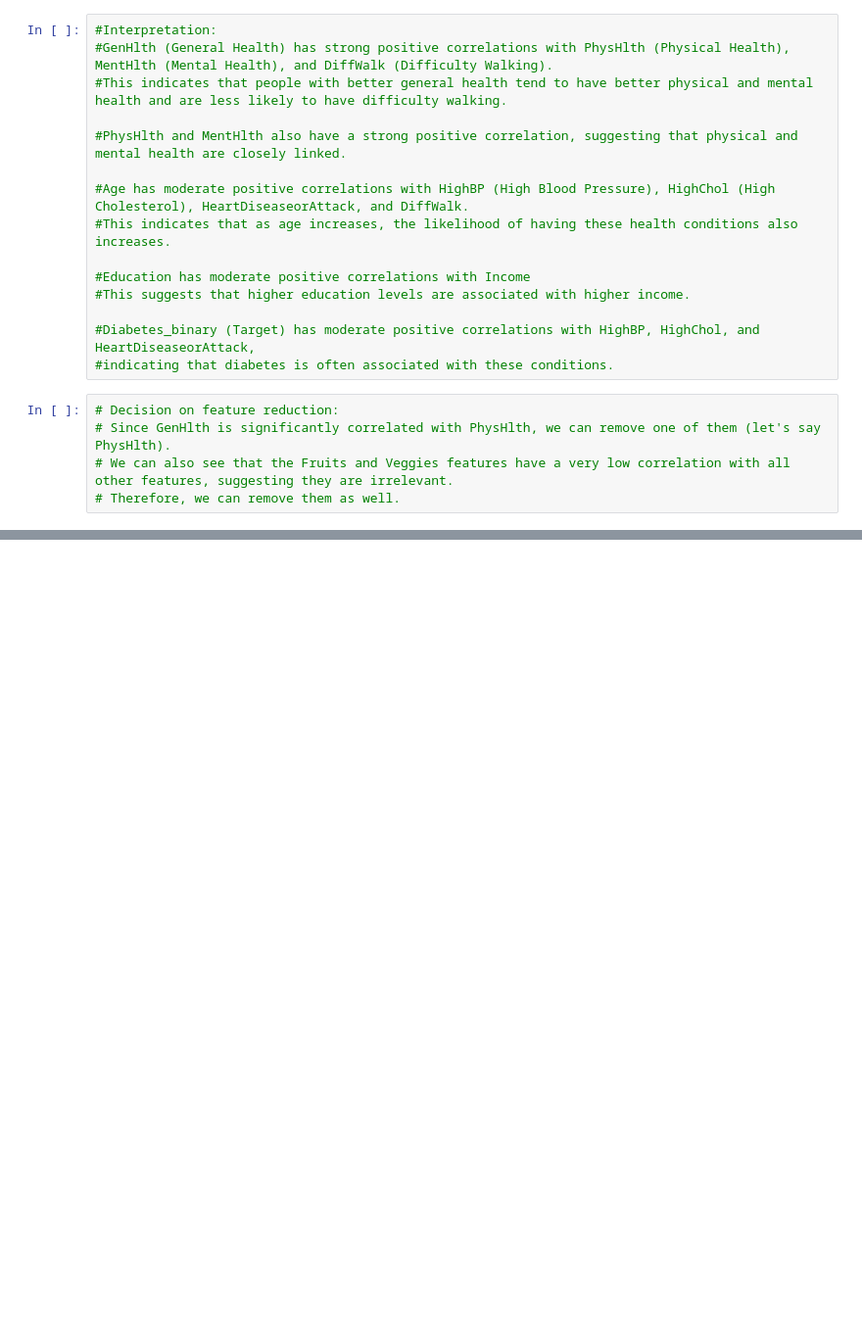
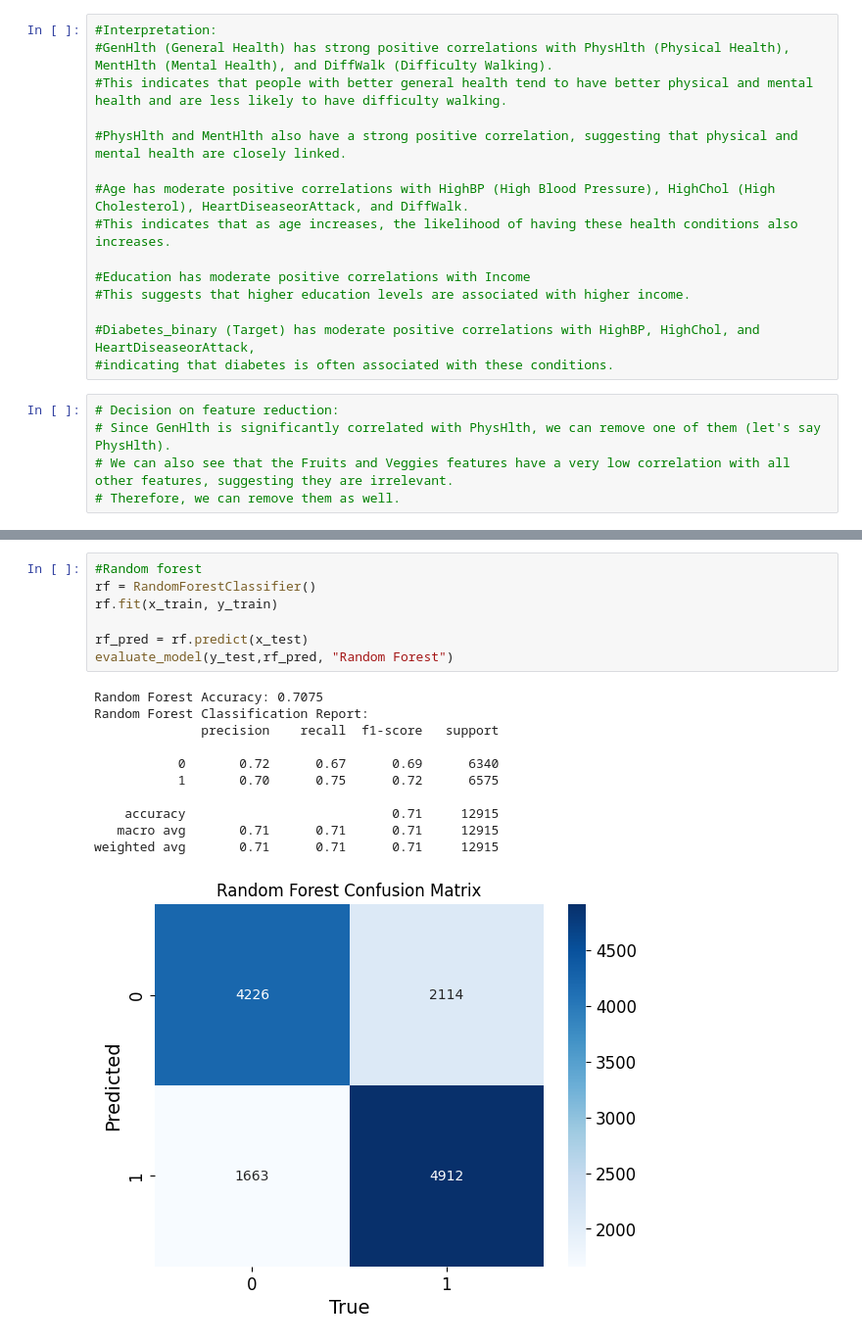
Before and after one commit to k23mhadh/DIABETES_ML_PROJECT, a Jupyter notebook: diabetes_classification.ipynb, the cells around one changed output, grey strips where cells are left out. Shown at 98% size. Saved outputs shown, nothing was run; the diff lists cells and outputs as text; blank space fills up the shorter version.

```diff
--- a/diabetes_classification.ipynb
+++ b/diabetes_classification.ipynb
@@ -270,0 +360,19 @@ Index(['Diabetes_binary', 'HighBP', 'HighChol', 'CholCheck', 'BMI', 'Smoker',
+# %%
+#Random forest
+rf = RandomForestClassifier()
+rf.fit(x_train, y_train)
+
+rf_pred = rf.predict(x_test)
+evaluate_model(y_test,rf_pred, "Random Forest")
+# %% [output]
+Random Forest Accuracy: 0.7075
+Random Forest Classification Report:
+              precision    recall  f1-score   support
+
+           0       0.72      0.67      0.69      6340
+           1       0.70      0.75      0.72      6575
+
+    accuracy                           0.71     12915
+   macro avg       0.71      0.71      0.71     12915
+weighted avg       0.71      0.71      0.71     12915
+[figure, added]
```
Also changed, not shown: parts of 13 cells of this notebook.
